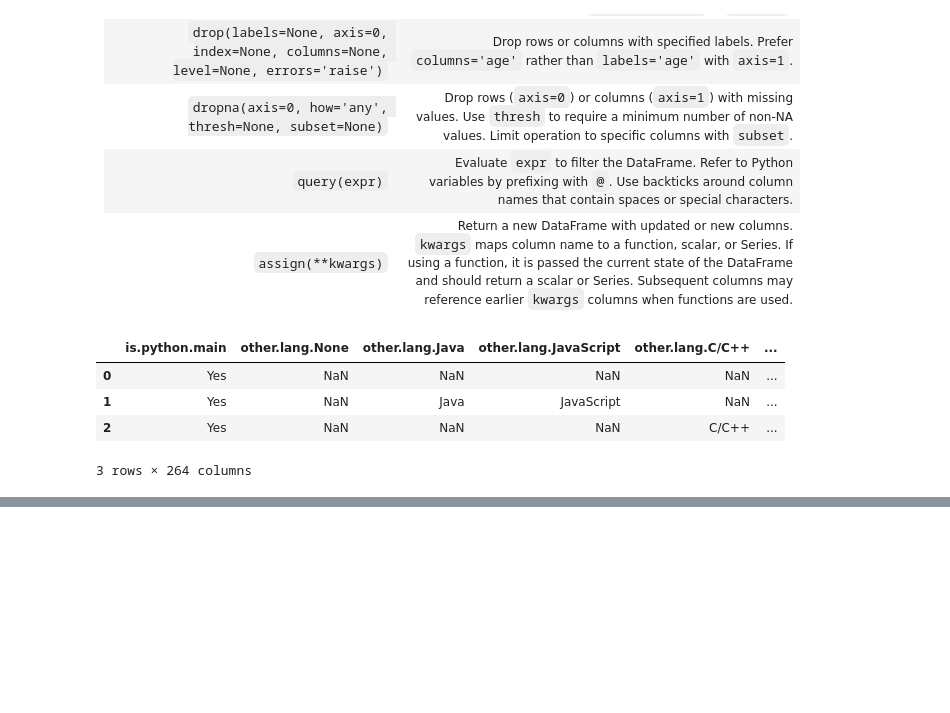
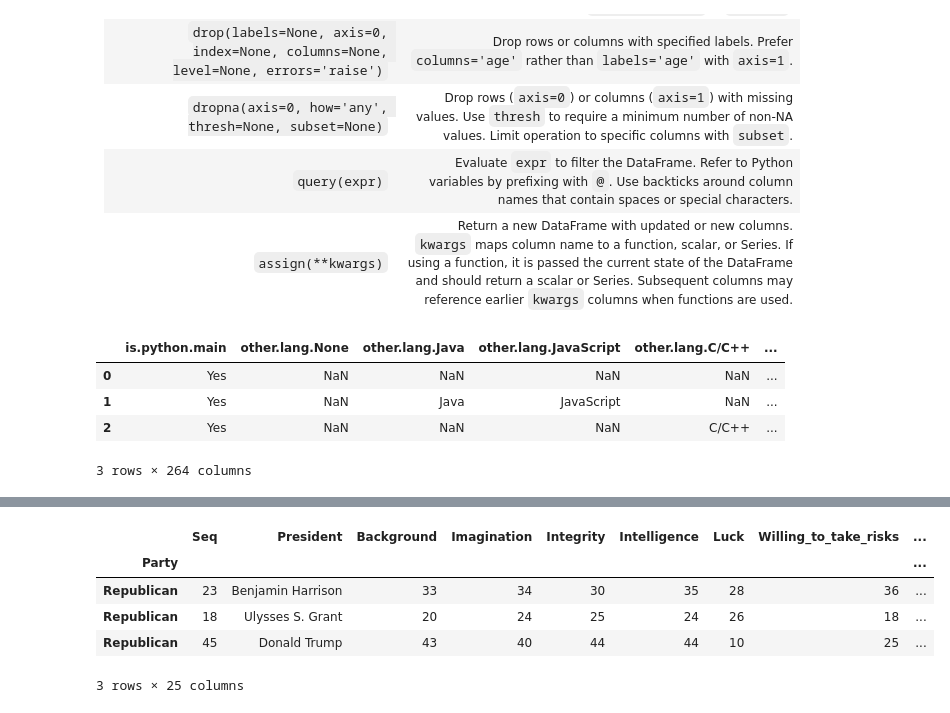
Before and after one commit to jeremyxtmeng/learning-pandas-plotting, a Jupyter notebook: learning_6_pandas_dataframe.ipynb, the cells around one changed output, grey strips where cells are left out. Drawn from its saved outputs; the diff is of its cells as text; code cells hidden in the pictures; blank space fills up the shorter version.

```diff
--- a/learning_6_pandas_dataframe.ipynb
+++ b/learning_6_pandas_dataframe.ipynb
@@ -507,0 +934,9 @@ jb.head(3)
+# %%
+pres.set_index('Party').sort_index().loc['Democratic':'Republican'].tail(3)
+# %% [output]
+|  | Seq | President | Background | Imagination | Integrity | Intelligence | Luck | Willing_to_take_risks | ... |
+| Party |  |  |  |  |  |  |  |  | ... |
+| Republican | 23 | Benjamin Harrison | 33 | 34 | 30 | 35 | 28 | 36 | ... |
+| Republican | 18 | Ulysses S. Grant | 20 | 24 | 25 | 24 | 26 | 18 | ... |
+| Republican | 45 | Donald Trump | 43 | 40 | 44 | 44 | 10 | 25 | ... |
+3 rows × 25 columns
```
Also changed, not shown: parts of 79 cells of this notebook, 1 other file.
